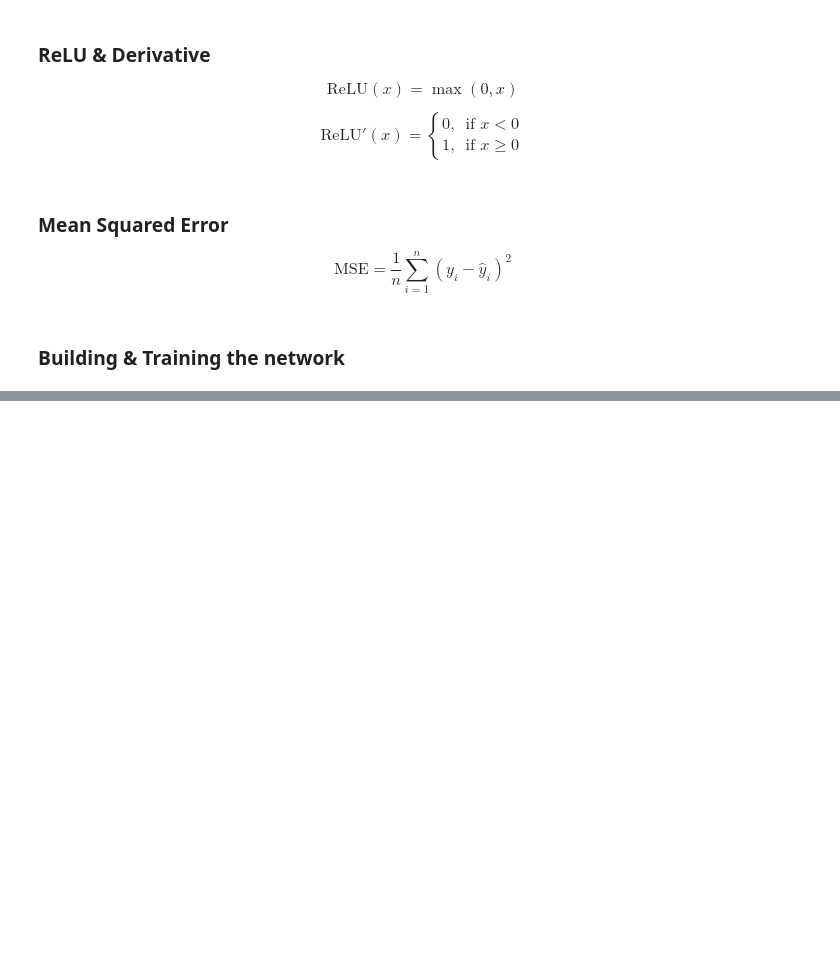
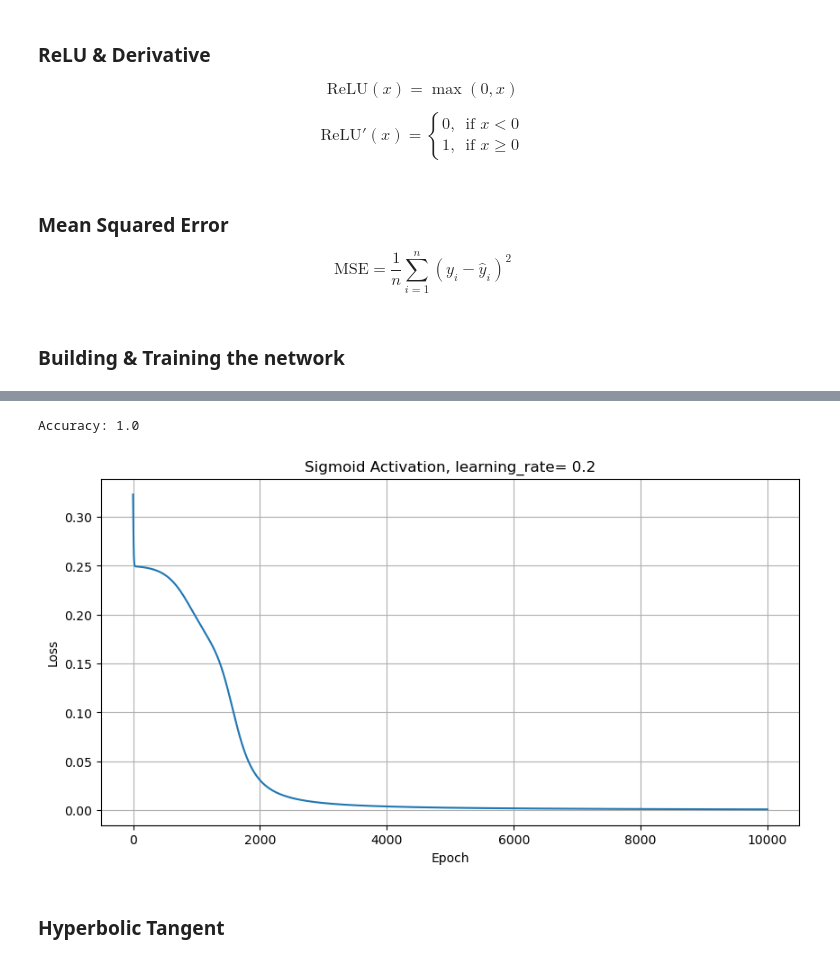
Before and after one commit to filipe-21903016/idl-assignment-0, a Jupyter notebook: assignment_0.ipynb, the cells around one changed output, grey strips where cells are left out. Saved outputs shown, nothing was run; the diff lists cells and outputs as text; code cells hidden in the pictures; blank space fills up the shorter version.

```diff
--- a/assignment_0.ipynb
+++ b/assignment_0.ipynb
@@ -570,3 +584,17 @@ Accuracy: 1.0
+# %%
+#Train network with sigmoid activation function
+sigmoid_weights2, losses = xor_train(weights=weights, activation=(sigmoid, sigmoid_derivative), learning_rate=0.2)
+
+Y_pred = xor_net(sigmoid_weights2, sigmoid)
+acc = accuracy_score(Y_train, Y_pred)
+print(f'Accuracy: {acc}')
+
+visualize_training(losses, "Sigmoid", learning_rate=0.2)
+# %% [output]
+Accuracy: 1.0
+[figure, added]
+# %% [markdown]
+### Hyperbolic Tangent
 # %%
 #Train network with sigmoid activation function
 tanh_weights, losses = xor_train(weights=weights, activation=(tanh, tanh_derivative))
```
Also changed, not shown: parts of 13 cells of this notebook.
